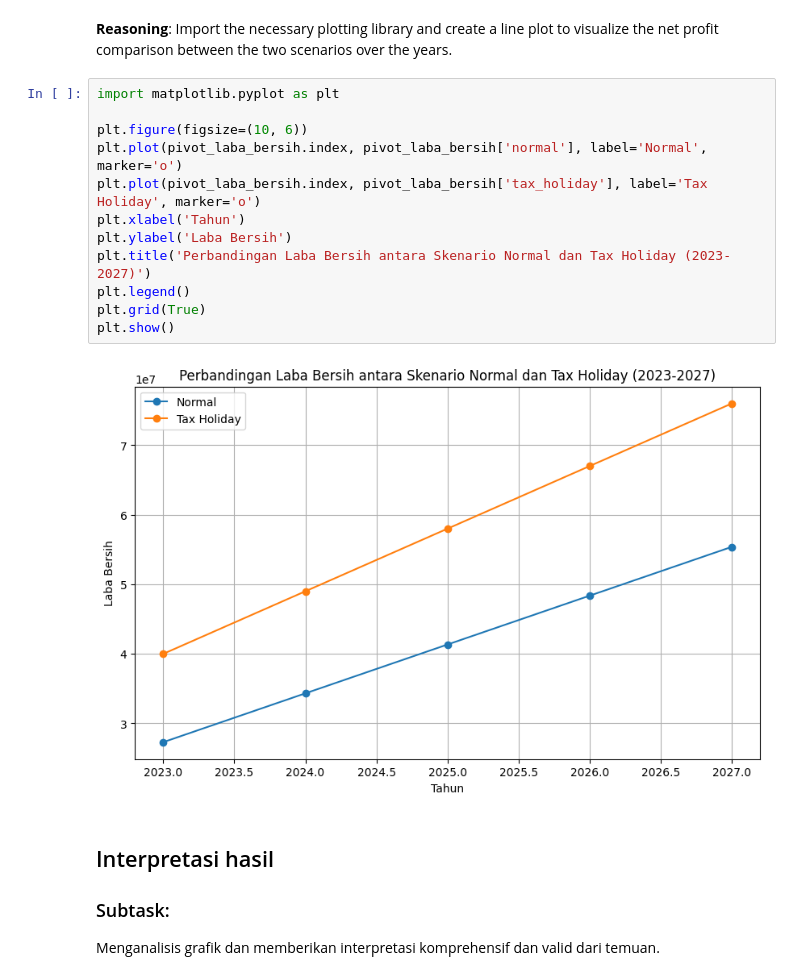
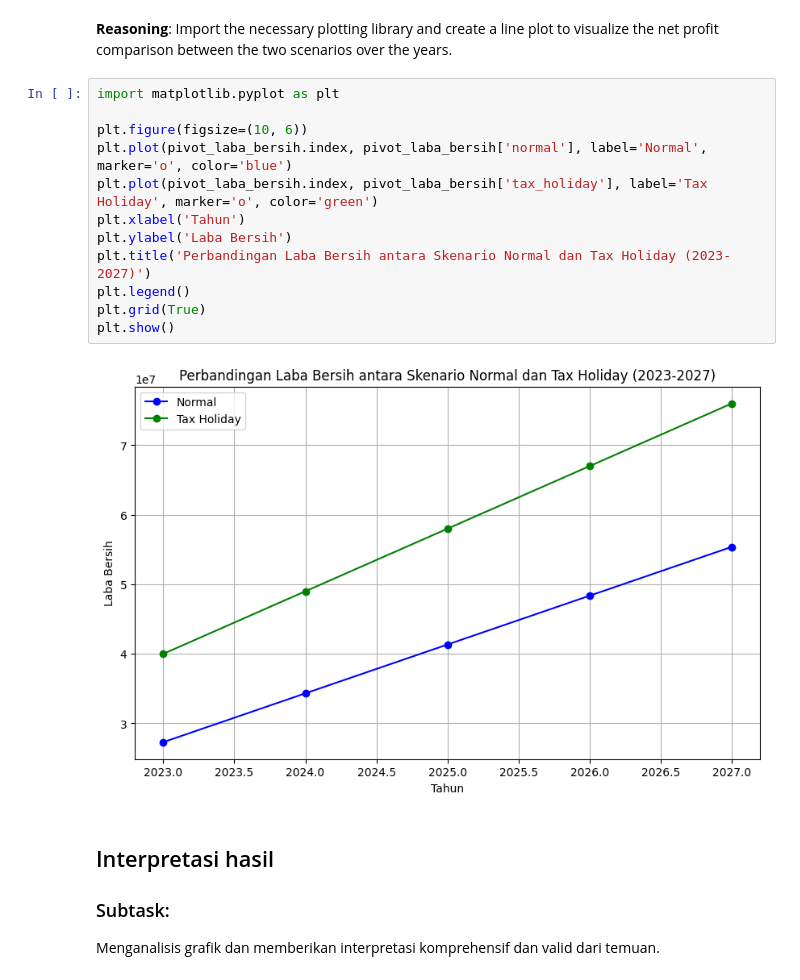
Before and after one commit to alfaniakamila/UAS_PPH, a Jupyter notebook: projectPPH.ipynb, the cells around one changed output. Drawn from its saved outputs; the diff is of its cells as text.

```diff
--- a/projectPPH.ipynb
+++ b/projectPPH.ipynb
@@ -118,17 +118,17 @@ Import the necessary plotting library and create a line plot to visualize the ne
 # %%
 import matplotlib.pyplot as plt
 
 plt.figure(figsize=(10, 6))
-plt.plot(pivot_laba_bersih.index, pivot_laba_bersih['normal'], label='Normal', marker='o')
-plt.plot(pivot_laba_bersih.index, pivot_laba_bersih['tax_holiday'], label='Tax Holiday', marker='o')
+plt.plot(pivot_laba_bersih.index, pivot_laba_bersih['normal'], label='Normal', marker='o', color='blue')
+plt.plot(pivot_laba_bersih.index, pivot_laba_bersih['tax_holiday'], label='Tax Holiday', marker='o', color='green')
 plt.xlabel('Tahun')
 plt.ylabel('Laba Bersih')
 plt.title('Perbandingan Laba Bersih antara Skenario Normal dan Tax Holiday (2023-2027)')
 plt.legend()
 plt.grid(True)
 plt.show()
 # %% [output]
-[figure, old version]
+[figure, new version]
 # %% [markdown]
 ## Interpretasi hasil
 
```
